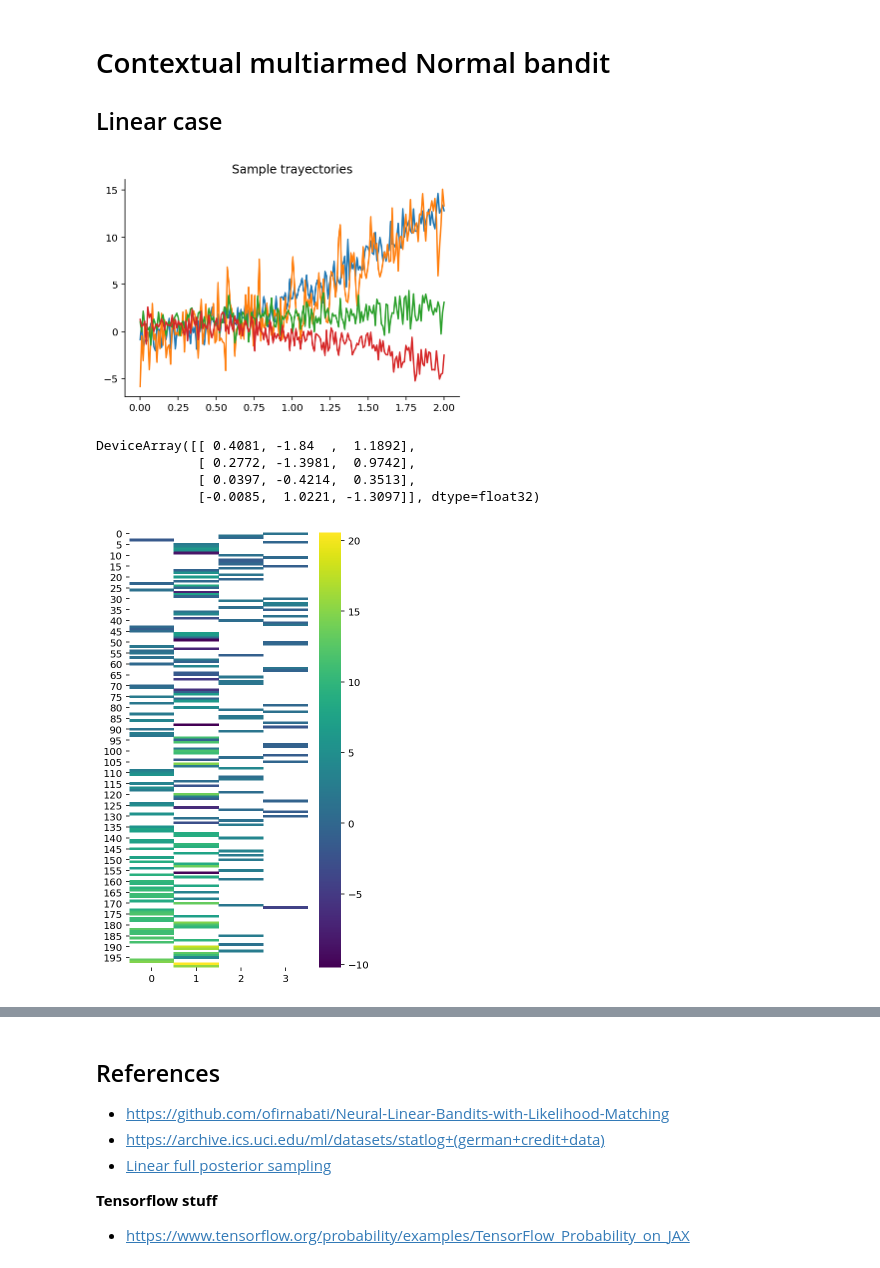
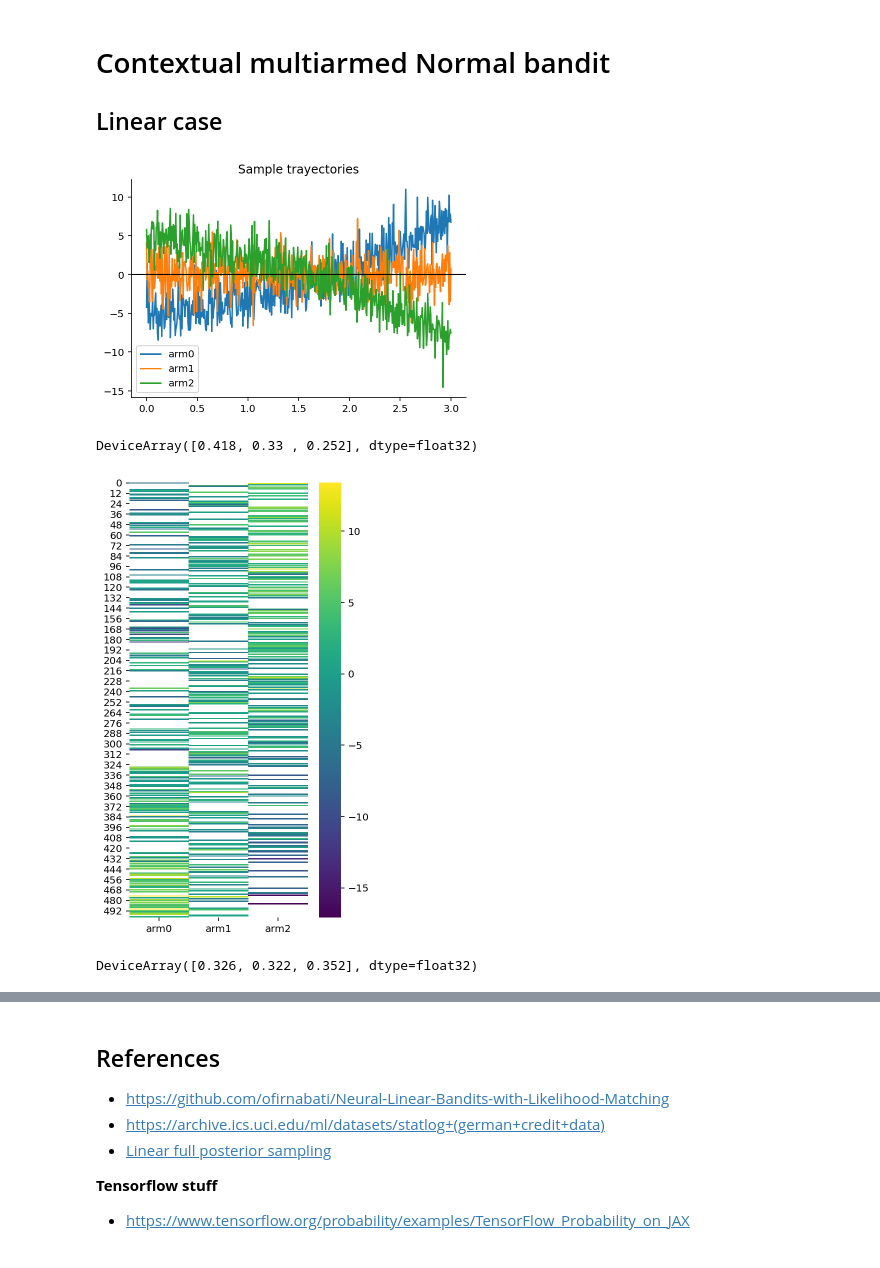
Before and after one commit to gerdm/misc, a Jupyter notebook: 2021-09/thompson-sampling-bandits.ipynb, the cells around one changed output, grey strips where cells are left out. Cells and saved outputs as stored; diff of their text form; code cells hidden in the pictures.

```diff
--- a/2021-09/thompson-sampling-bandits.ipynb
+++ b/2021-09/thompson-sampling-bandits.ipynb
@@ -210,17 +210,17 @@ def true_reward(self, key, action):
         ...
 # %%
 W = jnp.array([
-    [-0.5, 1.0, 3.0],
-    [-0.5, 0.7, 3.0],
-    [1.0,  0.0, 0.5],
-    [1.0, -0.3, -1.0]
+    [-5.0, 1.0, 1.0],
+    # [-0.5, 0.7, 0.1],
+    [0.0,  0.0, 0.0],
+    [5.0, -1.5, -1.0]
 ])
 
-sigmas = jnp.array([1.0, 5.0, 1.0, 1.0])
+sigmas = jnp.array([1.0, 1.0, 1.0]) * 4
 K, M = W.shape
 
-N = 200
-x = jnp.linspace(0, 2, N)
+N = 500
+x = jnp.linspace(0, 3, N)
 X = jnp.c_[jnp.ones(N), x, x ** 2]
 
 true_params = {
@@ -232,9 +232,15 @@ noise = random.multivariate_normal(key, mean=jnp.zeros(K), cov=jnp.eye(K) * sigm
 Y = jnp.einsum("nm,km->nk", X, W) + noise
 
 plt.plot(x, Y)
-plt.title("Sample trayectories");
+plt.title("Sample trayectories")
+plt.axhline(y=0, c="black")
+plt.legend([f"arm{i}" for i in range(K)]);
 # %% [output]
-[figure, old version]
+[figure, new version]
+# %%
+(~jnp.isnan(map_reward)).sum(axis=0) / N
+# %% [output]
+DeviceArray([0.418, 0.33 , 0.252], dtype=float32)
 # %%
 class NormalGammaBandit:
     def sample(self, key, params, state):
@@ -331,7 +337,7 @@ init_params = {
     "b": eta * jnp.ones(K),
 }
 # %%
-key = random.PRNGKey(31415)
+key = random.PRNGKey(314)
 keys = random.split(key, N)
 
 environment = partial(true_reward, true_params=true_params)
@@ -341,20 +347,18 @@ thompson_partial = partial(thompson_sampling_step,
 
 
 posteriors, (hist, hist_reward) = jax.lax.scan(thompson_partial, init_params, (keys, X))
-
-posteriors["mu"]
-# %% [output]
-DeviceArray([[ 0.4081, -1.84  ,  1.1892],
-             [ 0.2772, -1.3981,  0.9742],
-             [ 0.0397, -0.4214,  0.3513],
-             [-0.0085,  1.0221, -1.3097]], dtype=float32)
 # %%
 map_reward = hist_reward.copy()
 map_reward = index_update(map_reward, map_reward==0, jnp.nan)
+labels = [f"arm{i}" for i in range(K)]
 
 fig, ax = plt.subplots(figsize=(4, 8))
-sns.heatmap(map_reward, cmap="viridis", ax=ax);
+sns.heatmap(map_reward, cmap="viridis", ax=ax, xticklabels=labels);
 # %% [output]
-[figure, old version]
+[figure, new version]
+# %%
+(~jnp.isnan(map_reward)).sum(axis=0) / N
+# %% [output]
+DeviceArray([0.326, 0.322, 0.352], dtype=float32)
 # %%
 plt.plot(x, hist_reward.cumsum(axis=0))
```
Also changed, not shown: parts of 3 cells of this notebook.
